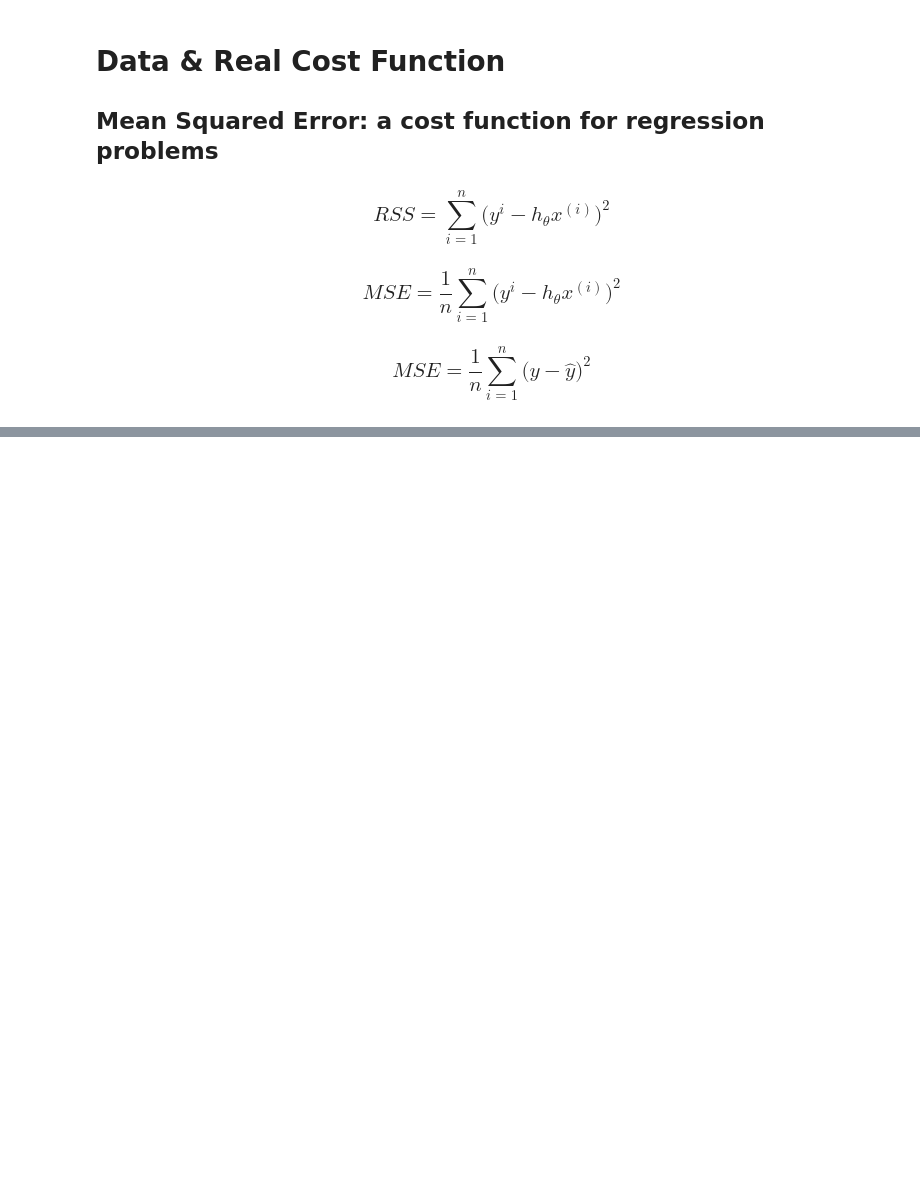
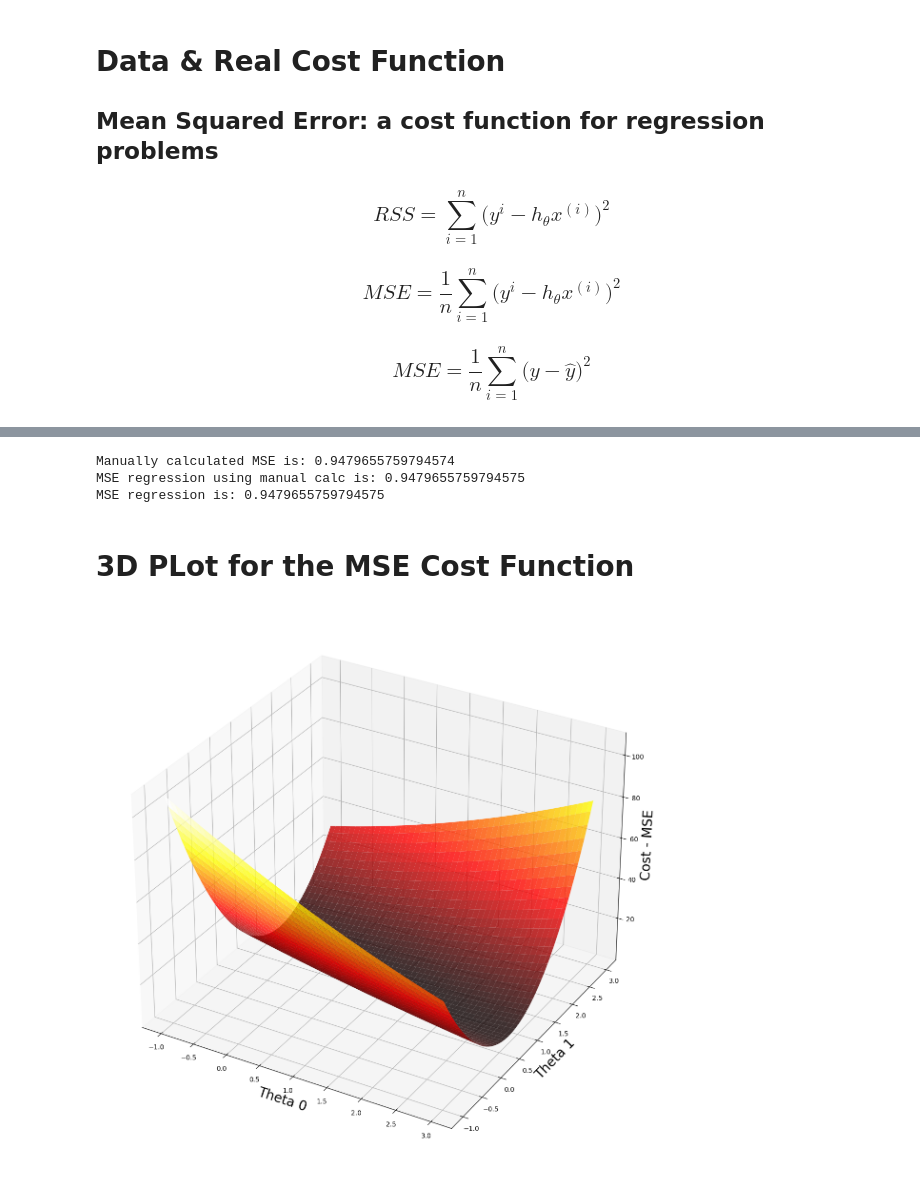
Before and after one commit to NImboNagatory/Gradeant_Decente_referance_sample, a Jupyter notebook: grad_dec.ipynb, the cells around one changed output, grey strips where cells are left out. Saved outputs shown, nothing was run; the diff lists cells and outputs as text; code cells hidden in the pictures; blank space fills up the shorter version.

```diff
--- a/grad_dec.ipynb
+++ b/grad_dec.ipynb
@@ -470,0 +514,39 @@ hs_band[1][0] QuestLove
+# %%
+def mse(y, y_ha):
+    return (1/y.size) * sum((y - y_ha)**2)
+# %%
+print(f"Manually calculated MSE is: {mse(y_5, y_hat)[0]}")
+print(f"MSE regression using manual calc is: {mean_squared_error(y_5, y_hat)}")
+print(f'MSE regression is: {mean_squared_error(y_5, regr.predict(x_5))}')
+# %% [output]
+Manually calculated MSE is: 0.9479655759794574
+MSE regression using manual calc is: 0.9479655759794575
+MSE regression is: 0.9479655759794575
+# %% [markdown]
+# 3D PLot for the MSE Cost Function
+# %%
+nr_thetas = 200
+th_0 = np.linspace(-1, 3, nr_thetas)
+th_1 = np.linspace(-1, 3, nr_thetas)
+plot_t0, plot_t1 = np.meshgrid(th_0, th_1)
+# %%
+plot_cost = np.zeros((nr_thetas, nr_thetas))
+# %%
+for row in range(nr_thetas):
+    for column in range(nr_thetas):
+        y_hat = plot_t0[row][column] + plot_t1[row][column]*x_5
+        plot_cost[row][column] = mse(y_5, y_hat)
+# %%
+fig = plt.figure(figsize=[16, 15])
+ax = fig.add_subplot(projection='3d')
+
+ax.set_xlabel('Theta 0', fontsize=20)
+ax.set_ylabel('Theta 1', fontsize=20)
+ax.set_zlabel('Cost - MSE', fontsize=20)
+
+
+
+ax.plot_surface(plot_t0, plot_t1, plot_cost, cmap=cm.hot, alpha=0.8)
+plt.show()
+# %% [output]
+[figure, added]
```
Also changed, not shown: parts of 11 cells of this notebook.
